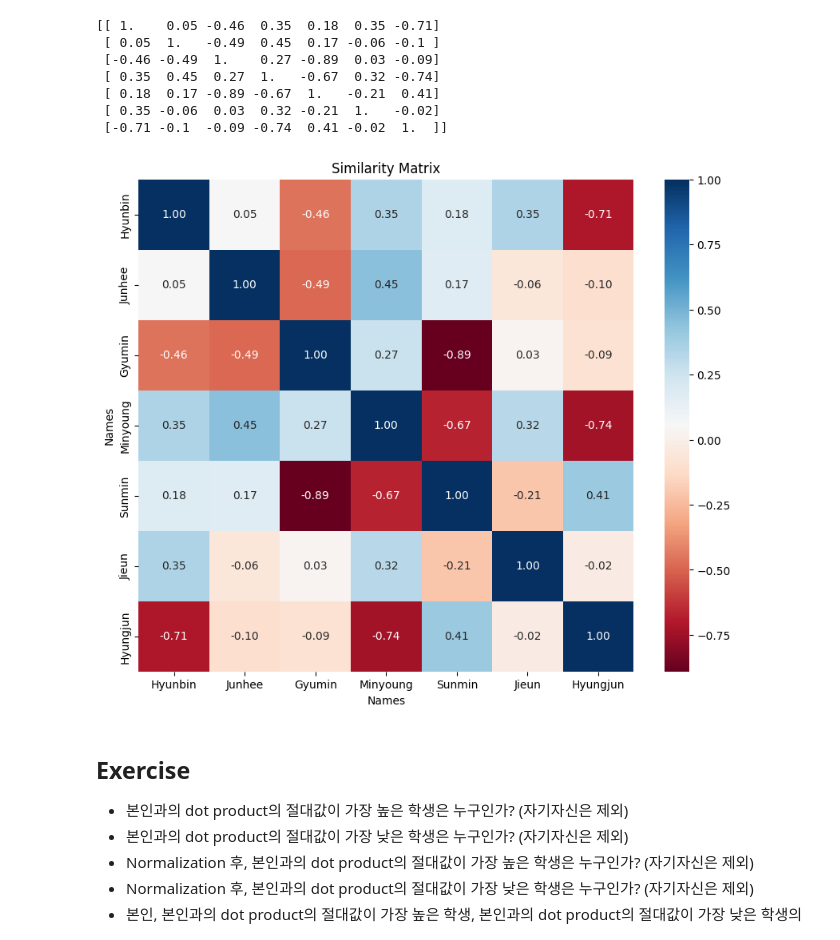
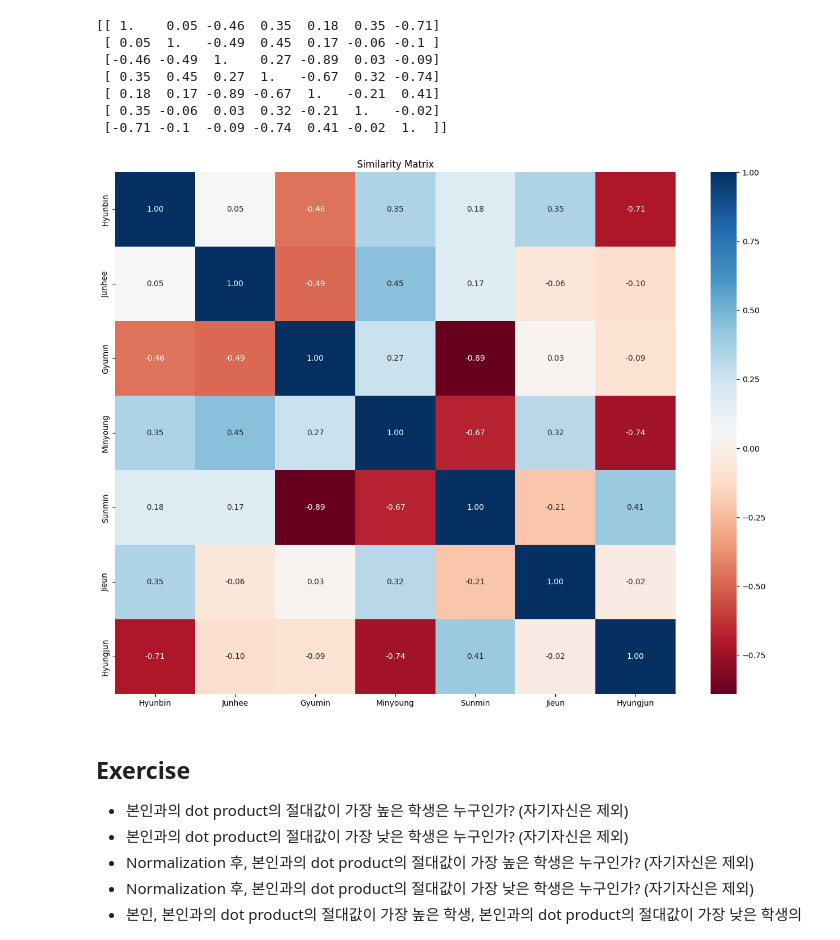
Before and after one commit to hufsaim/T03108701, a Jupyter notebook: notebook_2025/Lab01_vis_vectors.ipynb, the cells around one changed output. Saved outputs shown, nothing was run; the diff lists cells and outputs as text; code cells hidden in the pictures.

```diff
--- a/notebook_2025/Lab01_vis_vectors.ipynb
+++ b/notebook_2025/Lab01_vis_vectors.ipynb
@@ -332,14 +332,14 @@ print(np.round(AAT,2))
  [-0.71 -0.1  -0.09 -0.74  0.41 -0.02  1.  ]]
 # %%
 import seaborn as sns
-plt.figure(figsize=(10, 8))
+plt.figure(figsize=(16, 12))
 sns.heatmap(AAT, annot=True, cmap='RdBu', fmt=".2f", xticklabels=names_4d_subset, yticklabels=names_4d_subset)
 plt.title('Similarity Matrix')
-plt.xlabel('Names')
-plt.ylabel('Names')
+#plt.xlabel('Names')
+#plt.ylabel('Names')
 plt.show()
 # %% [output]
-[figure, old version]
+[figure, new version]
 # %% [markdown]
 ## Exercise
 - 본인과의 dot product의 절대값이 가장 높은 학생은 누구인가? (자기자신은 제외)
```
